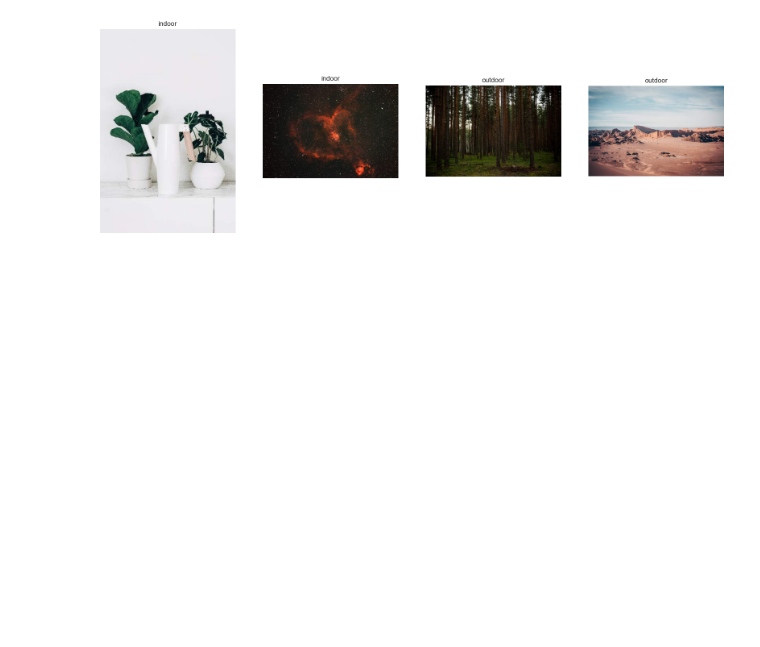
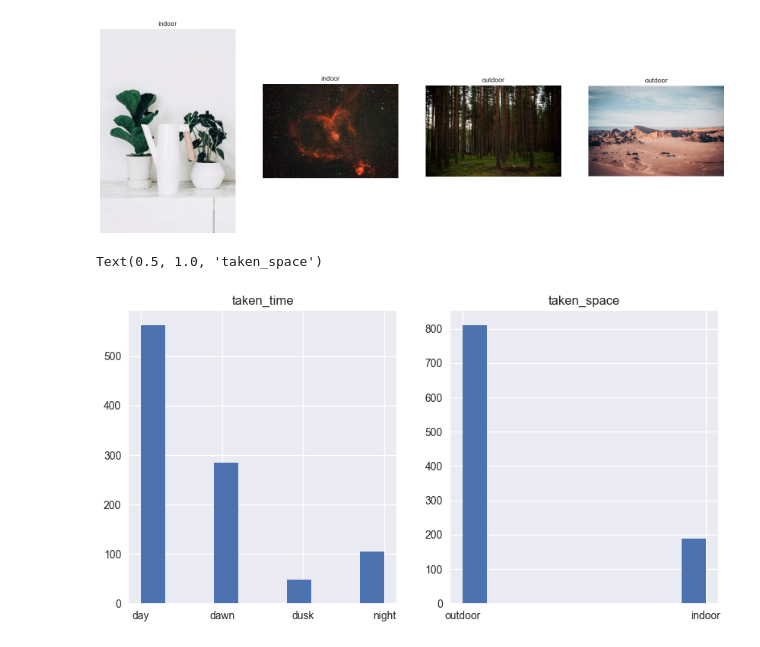
Before and after one commit to harrywang/clip-tasks, a Jupyter notebook: clip-img-cls.ipynb, the cells around one changed output. Drawn from its saved outputs; the diff is of its cells as text; code cells hidden in the pictures; blank space fills up the shorter version.

```diff
--- a/clip-img-cls.ipynb
+++ b/clip-img-cls.ipynb
@@ -233,3 +233,15 @@ for i in range(total_photos):
     axis('off')
 # %% [output]
 [figure]
+# %%
+photos_pred = pd.read_csv('photos-1k-pred.csv')
+
+fig, ax = plt.subplots(1, 2, figsize=(10, 5))
+
+photos_pred.taken_time.hist(ax=ax[0])
+photos_pred.taken_space.hist(ax=ax[1])
+ax[0].set_title('taken_time')
+ax[1].set_title('taken_space')
+# %% [output]
+Text(0.5, 1.0, 'taken_space')
+[figure, added]
```
Also changed, not shown: parts of 3 cells of this notebook, 2 other files.
